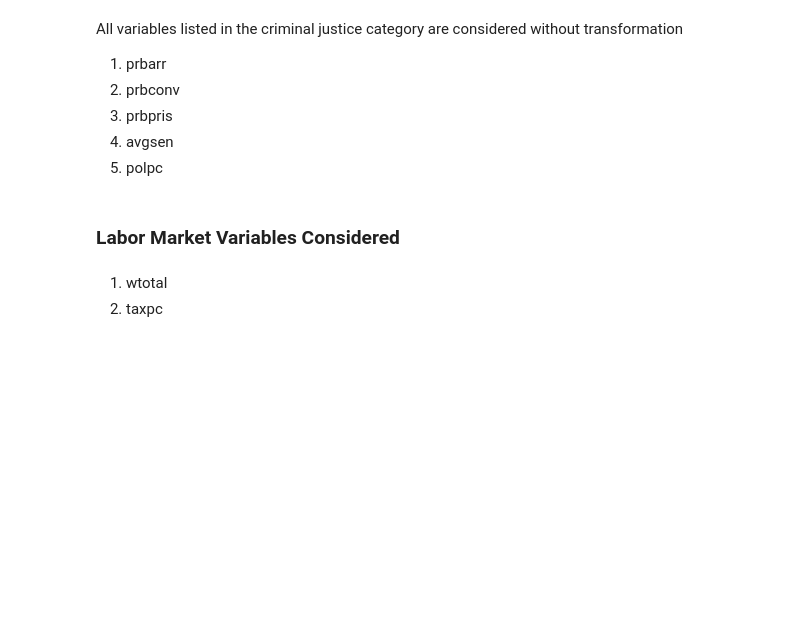
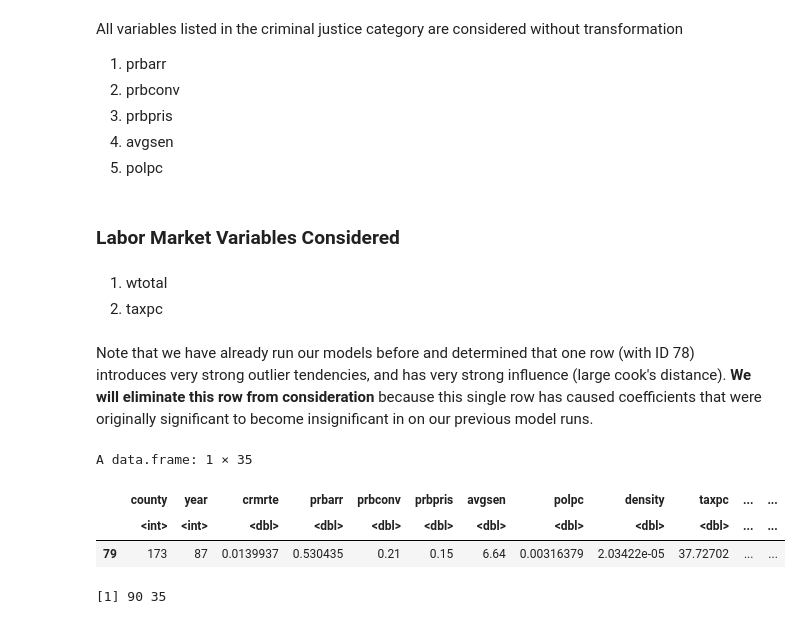
Before and after one commit to abhisha1991/w203_lab3, a Jupyter notebook: w203_lab3.ipynb, the cells around one changed output. Drawn from its saved outputs; the diff is of its cells as text; code cells hidden in the pictures; blank space fills up the shorter version.

```diff
--- a/w203_lab3.ipynb
+++ b/w203_lab3.ipynb
@@ -667,3 +626,15 @@ All variables listed in the criminal justice category are considered without tra
 # %% [markdown]
 1. wtotal
 2. taxpc
+# %% [markdown]
+Note that we have already run our models before and determined that one row (with ID 78) introduces very strong outlier tendencies, and has very strong influence (large cook's distance). **We will eliminate this row from consideration** because this single row has caused coefficients that were originally significant to become insignificant in on our previous model runs.
+# %%
+outlier_row = 78
+data[outlier_row, ]
+dim(data)
+# %% [output]
+A data.frame: 1 × 35
+|  | county | year | crmrte | prbarr | prbconv | prbpris | avgsen | polpc | density | taxpc | ... | ... |
+|  | <int> | <int> | <dbl> | <dbl> | <dbl> | <dbl> | <dbl> | <dbl> | <dbl> | <dbl> | ... | ... |
+| 79 | 173 | 87 | 0.0139937 | 0.530435 | 0.21 | 0.15 | 6.64 | 0.00316379 | 2.03422e-05 | 37.72702 | ... | ... |
+[1] 90 35
```
Also changed, not shown: parts of 16 cells of this notebook, 1 other file.
